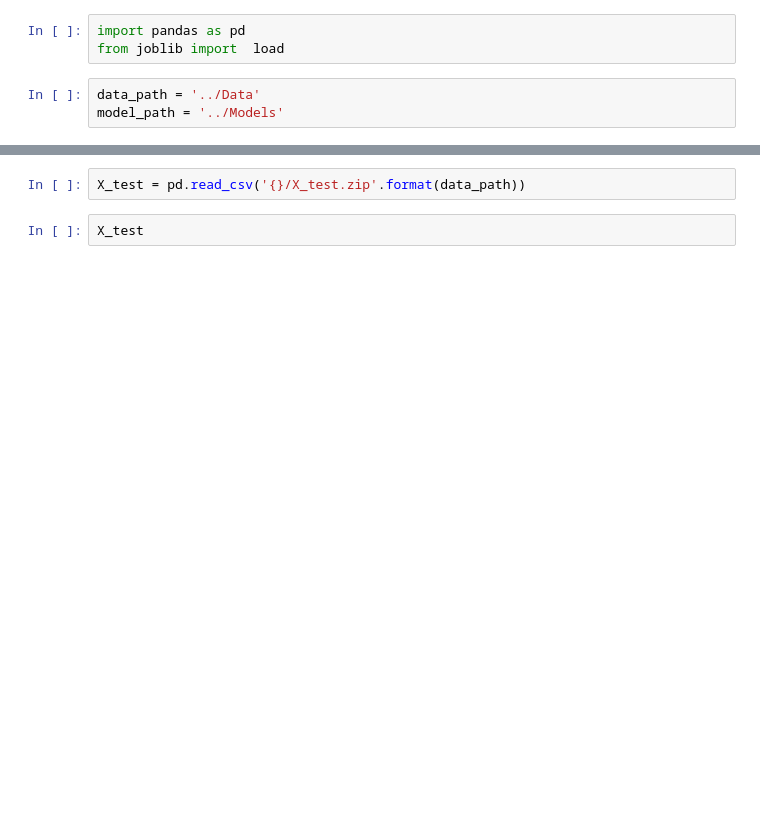
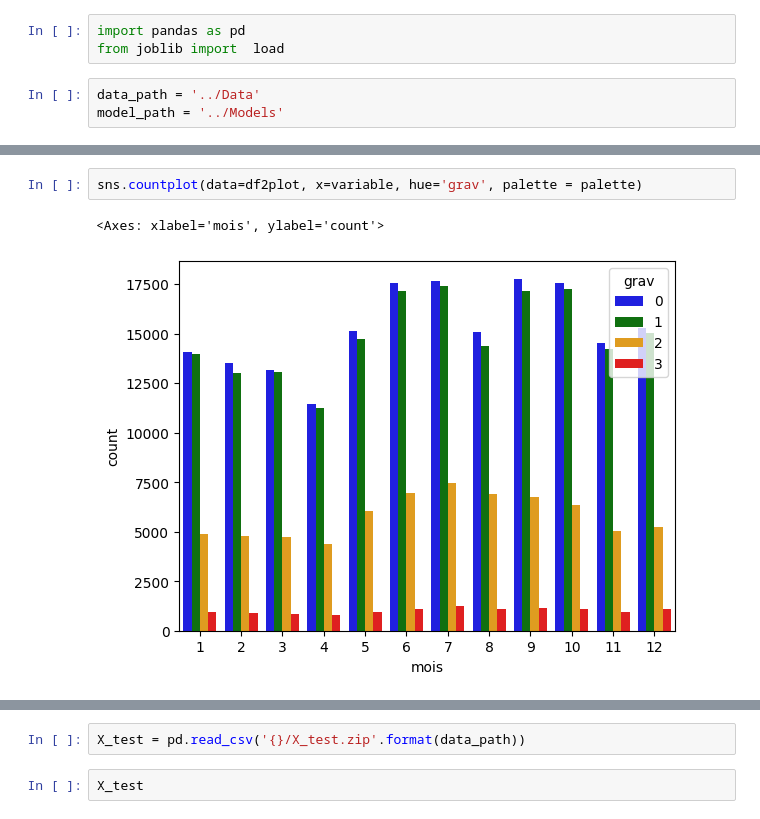
Before and after one commit to karatruc/Streamlit, a Jupyter notebook: Streamlit/test.ipynb, the cells around one changed output, grey strips where cells are left out. Cells and saved outputs as stored; diff of their text form; blank space fills up the shorter version.

```diff
--- a/Streamlit/test.ipynb
+++ b/Streamlit/test.ipynb
@@ -59,0 +52,5 @@ ValueError: Unrecognized data type: x=[[1.0, 0.0, 0.0, 0.0, 0.0, 0.0, 0.0, 0.0,
+# %%
+sns.countplot(data=df2plot, x=variable, hue='grav', palette = palette)
+# %% [output]
+<Axes: xlabel='mois', ylabel='count'>
+[figure, added]
```
Also changed, not shown: parts of 24 cells of this notebook, 4 other files.
